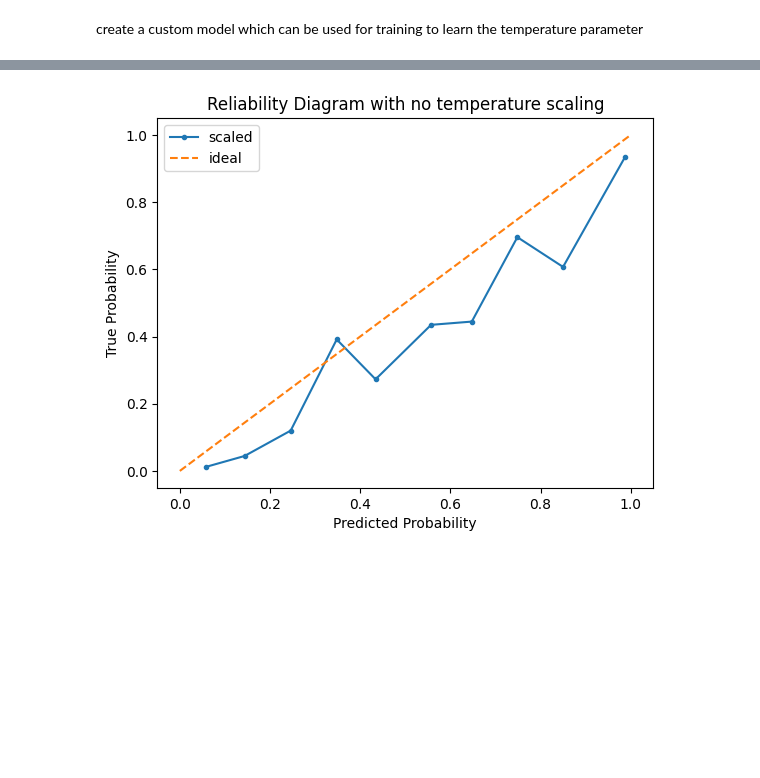
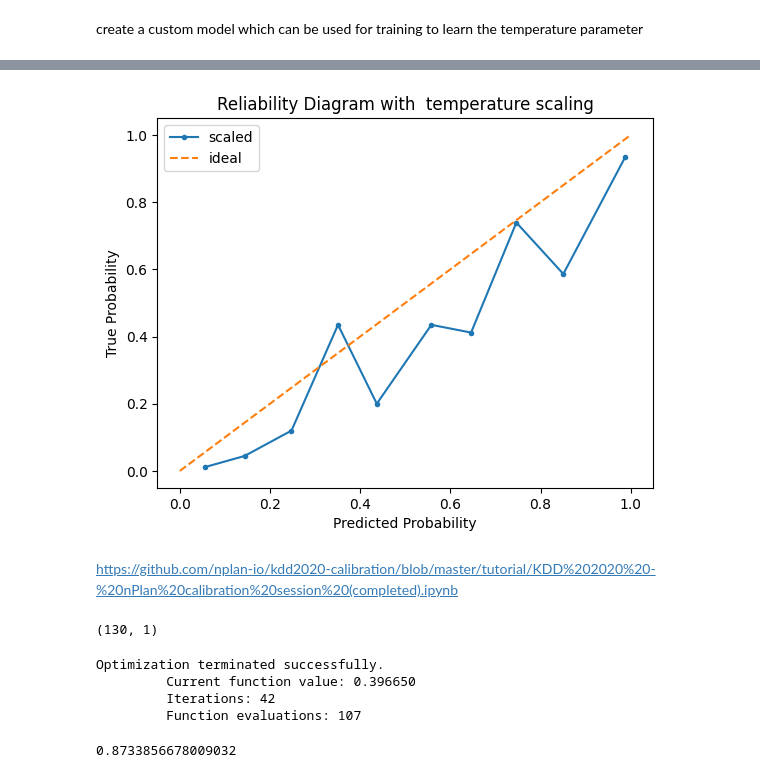
Before and after one commit to ash8m/cost-analysis, a Jupyter notebook: Copy_of_BinaryClassification.ipynb, the cells around one changed output, grey strips where cells are left out. Saved outputs shown, nothing was run; the diff lists cells and outputs as text; code cells hidden in the pictures; blank space fills up the shorter version.

```diff
--- a/Copy_of_BinaryClassification.ipynb
+++ b/Copy_of_BinaryClassification.ipynb
@@ -326,16 +371,6 @@ plt.show()
 define a modified sigmoid function which can be used in the final temperature scaled layer
 # %%
 def temperature_scaled_sigmoid(logits: tf.Tensor, temperature: float = 1.0) -> tf.Tensor:
-  """
-  Applies temperature scaled sigmoid activation to a tensor of logits.
-
-  Args:
-      logits: A TensorFlow tensor of logits with shape [batch_size, 1].
-      temperature: A floating-point value controlling the "softness" of the output.
-
-  Returns:
-      A TensorFlow tensor of probabilities with shape [batch_size, 1].
-  """
   scaled_logits = logits / temperature
   return tf.sigmoid(scaled_logits)
 # %% [markdown]
@@ -457,13 +501,22 @@ df.to_csv(path, index=False)
 # %%
 from sklearn.calibration import calibration_curve
 
-prob_true_2, prob_pred_2 = calibration_curve(test_y.flatten(), predictions_temp.flatten(), n_bins=10)
-plt.plot(prob_pred_2, prob_true_2, marker='.', label="scaled")
+prob_true_3, prob_pred_3 = calibration_curve(test_y.flatten(), predictions_temp.flatten(), n_bins=10)
+plt.plot(prob_pred_3, prob_true_3, marker='.', label="scaled")
 plt.plot([0, 1], [0, 1], linestyle='--', label="ideal")
 plt.xlabel('Predicted Probability')
 plt.ylabel('True Probability')
-plt.title('Reliability Diagram with no temperature scaling')
+plt.title('Reliability Diagram with  temperature scaling')
 plt.legend()
 plt.show()
 # %% [output]
-[figure, old version]
+[figure, new version]
+# %% [markdown]
+https://github.com/nplan-io/kdd2020-calibration/blob/master/tutorial/KDD%202020%20-%20nPlan%20calibration%20session%20(completed).ipynb
+# %%
+validation_logits_mod = validation_logits[validation_logits<0].reshape(-1,1)
+print(validation_logits_mod.shape)
+val_y_mod = val_y.numpy()
+val_y_mod = val_y_mod[validation_logits<0].reshape(-1,1)
+# %% [output]
+(130, 1)
@@ -469,0 +535,11 @@ plt.show()
+# %%
+from scipy.optimize import minimize
+
+min_obj = minimize(scale_fun_ce,[1],method='Nelder-Mead',options={'xatol': 1e-13, 'disp': True})
+min_obj.x[0]
+# %% [output]
+Optimization terminated successfully.
+         Current function value: 0.396650
+         Iterations: 42
+         Function evaluations: 107
+0.8733856678009032
```
Also changed, not shown: parts of 25 cells of this notebook.
